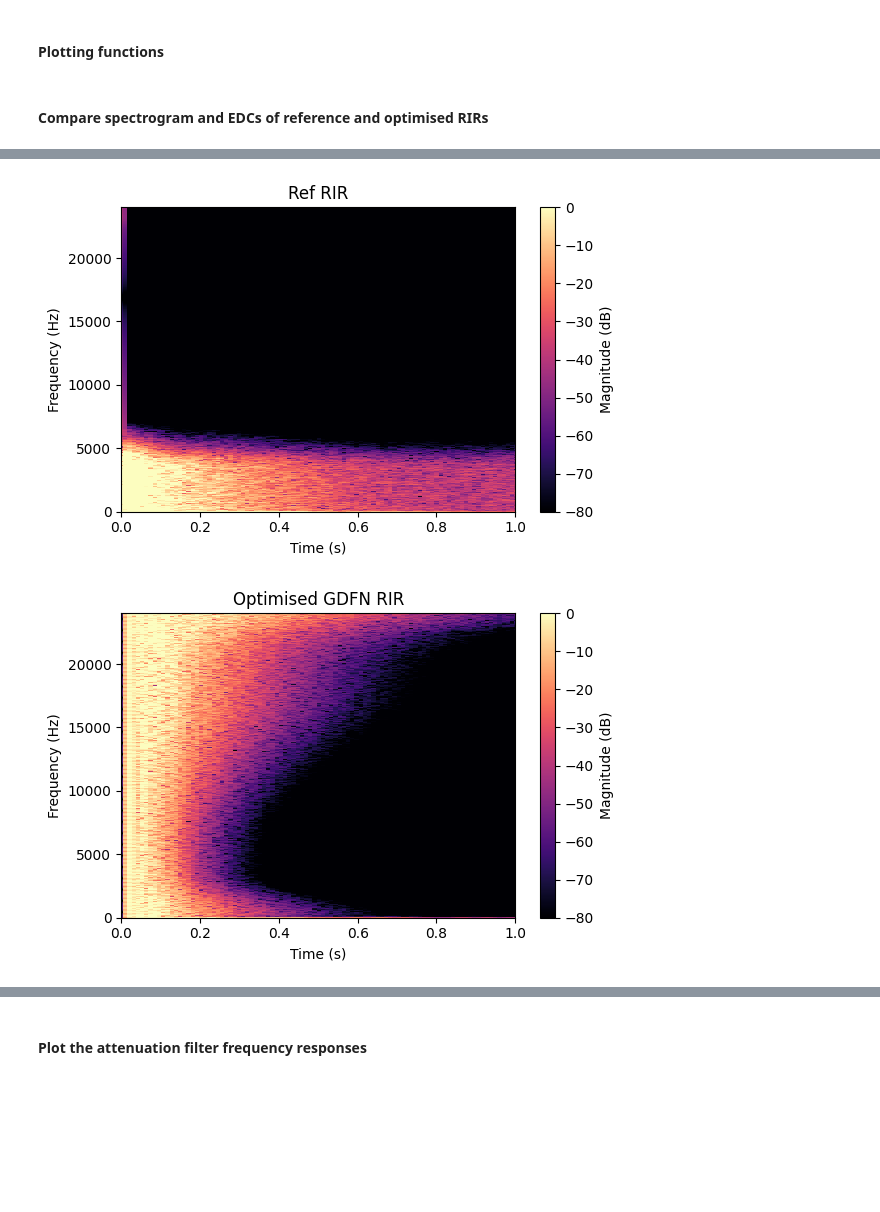
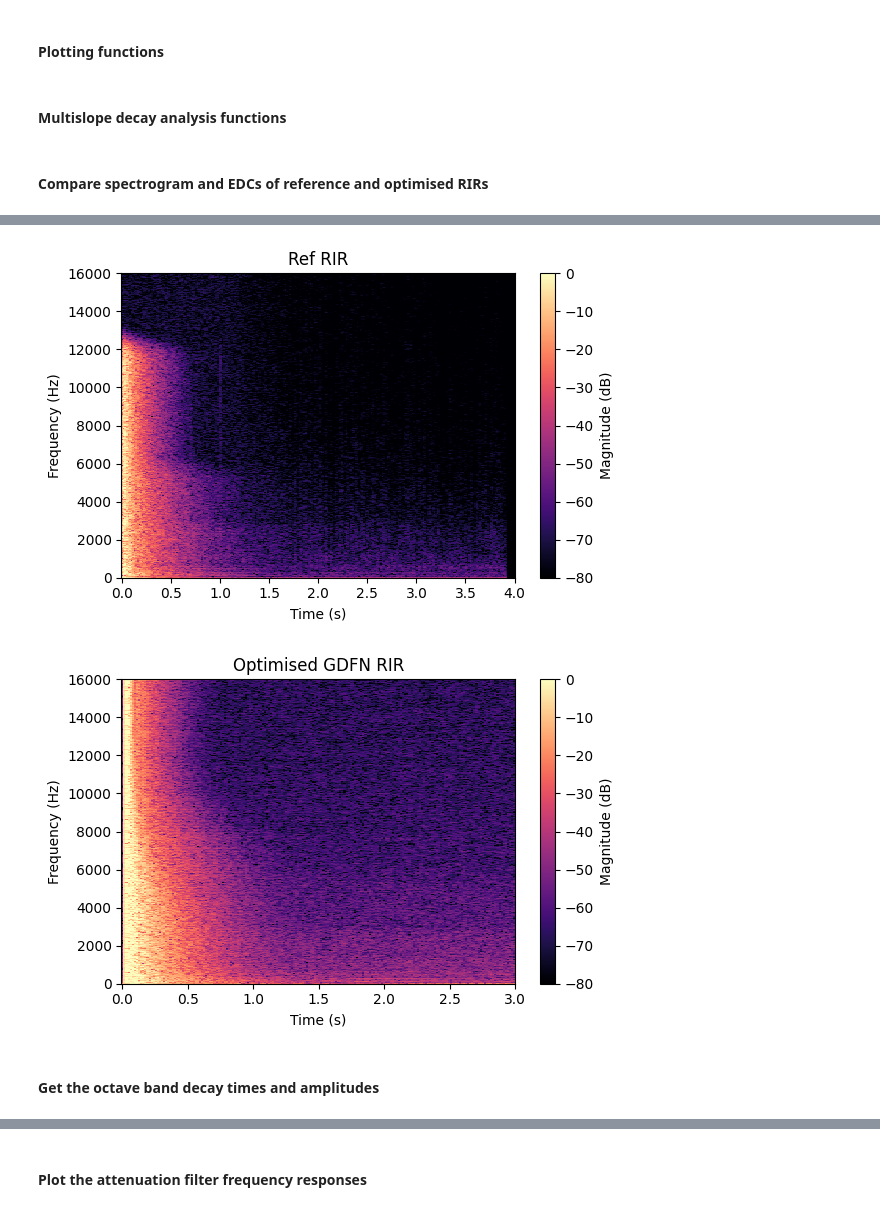
Before and after one commit to orchidas/flamo, a Jupyter notebook: notebooks/e8_gfdn.ipynb, the cells around one changed output, grey strips where cells are left out. Drawn from its saved outputs; the diff is of its cells as text; code cells hidden in the pictures; blank space fills up the shorter version.

```diff
--- a/notebooks/e8_gfdn.ipynb
+++ b/notebooks/e8_gfdn.ipynb
@@ -136,7 +138,7 @@ def plot_rir_spectrogram(
     cbar.set_label("Magnitude (dB)")
 
     ax.set_ylim(0, fs / 2)
-    ax.set_xlim(0, 1.0)
+    # ax.set_xlim(0, 1.0)
 
     fig.tight_layout()
 
@@ -152,7 +154,7 @@ def plot_and_compare_edc(rir1, rir2, fs):
     plt.plot(time_axis, db(rir2_edc, is_squared=True), label='Optimised GFDN')
     plt.xlabel('time (s)')
     plt.ylabel('Energy (dB)')
-    plt.xlim([0, 1.2])
+    # plt.xlim([0, 1.2])
     plt.legend()
     plt.grid()
     plt.show()
@@ -236,3 +238,5 @@ def plot_gfdn_group_responses(attenuation, fs: float, n_groups=None):
     plt.show()
 
     return freqs, H_db
+# %% [markdown]
+#### Multislope decay analysis functions
@@ -239,10 +290,20 @@ def plot_gfdn_group_responses(attenuation, fs: float, n_groups=None):
 # %% [markdown]
 #### Compare spectrogram and EDCs of reference and optimised RIRs
 # %%
-output_path = Path('../output/20260925-geq_mrstft_sparsity').resolve()
-ref_path = Path('../rirs/multi-slope/ertd1_rir_r1.wav').resolve()
+output_path = Path('../output/20260929-treble_noisy_geq_mrstft_sparsity').resolve()
+if 'treble' in str(output_path):
+    ref_path = Path('../rirs/multi-slope/ir_r1.wav').resolve()
+else:
+    ref_path = Path('../rirs/multi-slope/ertd1_rir_r1.wav').resolve()
+
+
 ref_rir, fsr = sf.read(str(ref_path))
-opt_rir, fso = sf.read(str(f'{output_path}/ir_optim.wav'))
+try:
+    opt_rir, fso = sf.read(str(f'{output_path}/ir_optim_noisy.wav'))
+except Exception as e:
+    print(e.message)
+    print('Looking for optimised GFDN IR without noise floor')
+    opt_rir, fso = sf.read(str(f'{output_path}/ir_optim.wav'))
 
 assert fsr == fso, "Reference and optimised RIR sample rates do not match"
 
@@ -254,2 +315,4 @@ plot_rir_spectrogram(opt_rir, float(fsr), title='Optimised GDFN RIR')
-[figure, old version]
+[figure, new version]
-[figure, old version]
+[figure, new version]
+# %% [markdown]
+#### Get the octave band decay times and amplitudes
```
Also changed, not shown: parts of 5 cells of this notebook, 2 other files.
